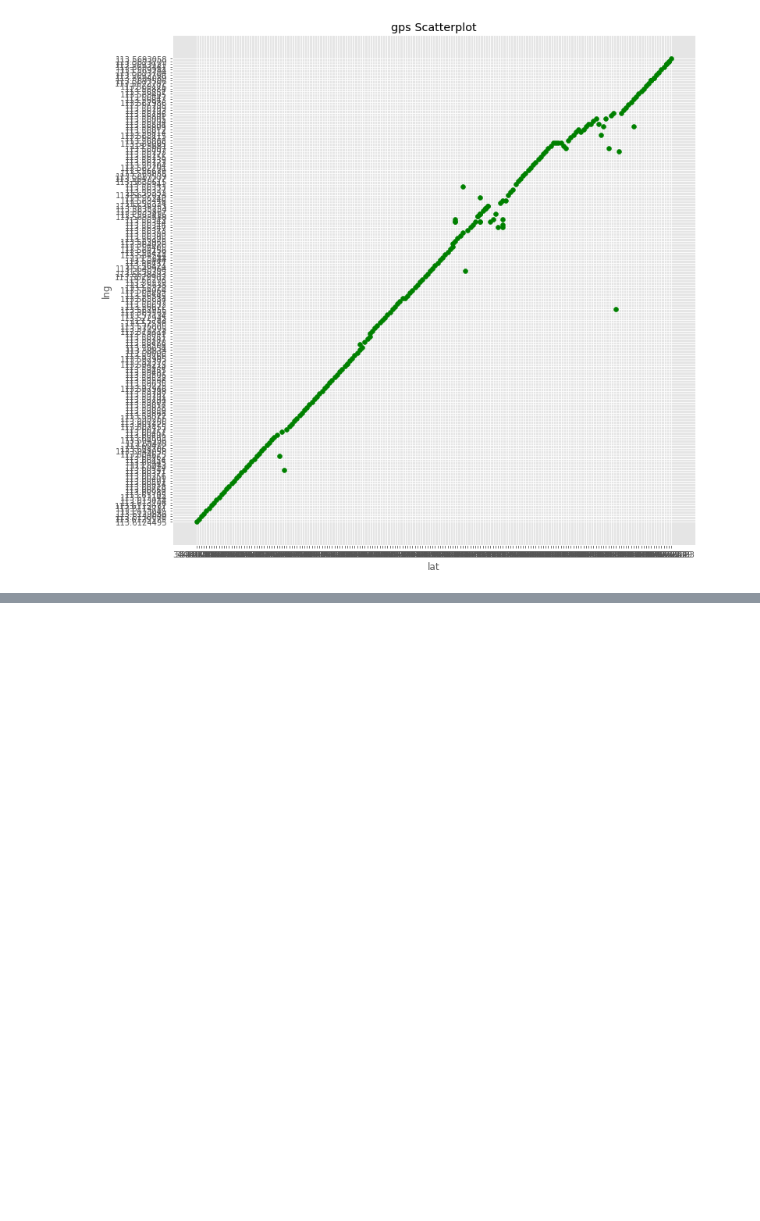
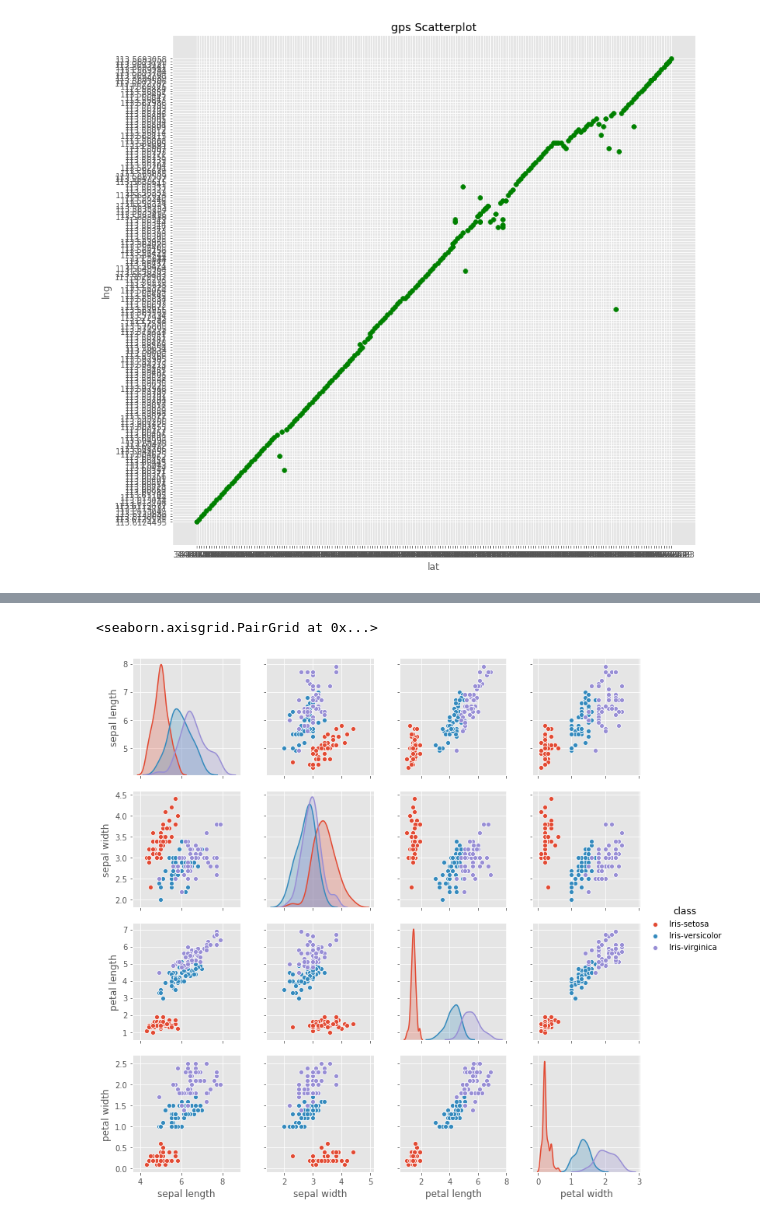
Before and after one commit to gtfaww/machine_learning, a Jupyter notebook: machine_learning/iris.ipynb, the cells around one changed output, grey strips where cells are left out. Cells and saved outputs as stored; diff of their text form; code cells hidden in the pictures; blank space fills up the shorter version.

```diff
--- a/machine_learning/iris.ipynb
+++ b/machine_learning/iris.ipynb
@@ -70,0 +94,6 @@ SyntaxError: invalid syntax (<ipython-input-12-ce48075e8c16>, line 1)
+# %%
+import seaborn as sns
+sns.pairplot(df, hue="class")
+# %% [output]
+<seaborn.axisgrid.PairGrid at 0x...>
+[figure, added]
```
Also changed, not shown: parts of 14 cells of this notebook, 6 other files.
